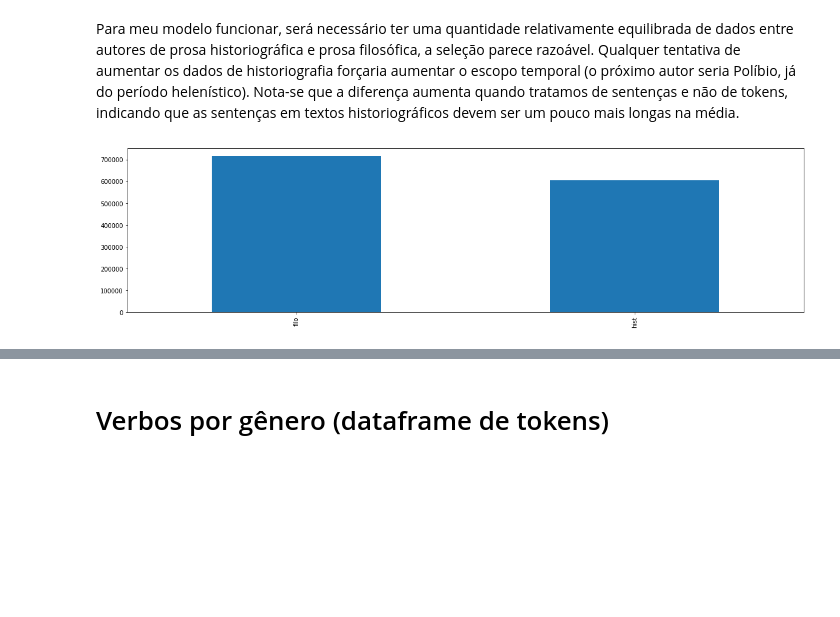
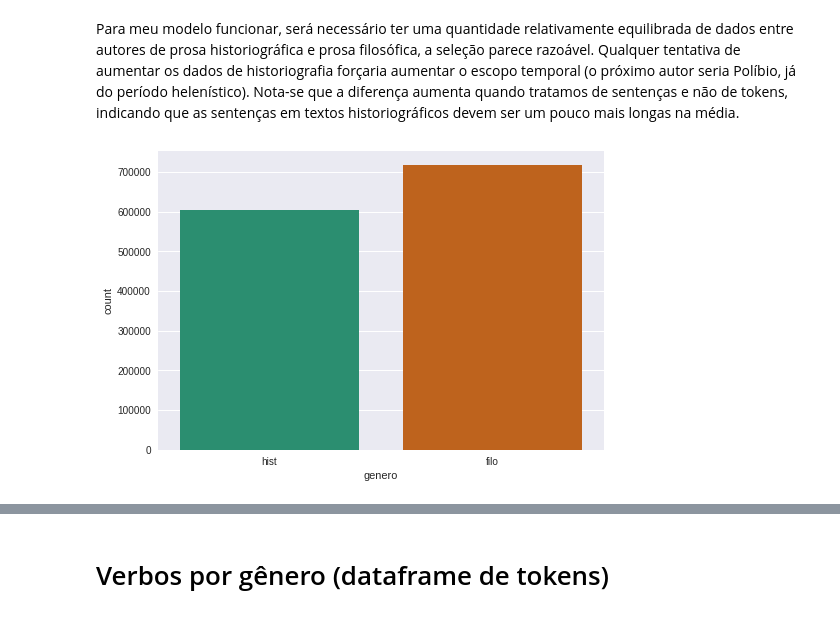
Before and after one commit to caiogeraldes/lexico-e-genero, a Jupyter notebook: notebooks/Testes de viabilidade.ipynb, the cells around one changed output, grey strips where cells are left out. Drawn from its saved outputs; the diff is of its cells as text; code cells hidden in the pictures; blank space fills up the shorter version.

```diff
--- a/notebooks/Testes de viabilidade.ipynb
+++ b/notebooks/Testes de viabilidade.ipynb
@@ -23,0 +12,14 @@ pd.options.mode.chained_assignment = None
+# %%
+import os
+import itertools
+import pandas as pd
+import numpy as np
+import matplotlib.pyplot as plt
+import seaborn as sns
+from collections import Counter
+from sklearn.model_selection import train_test_split
+from sklearn.metrics import precision_score, accuracy_score, recall_score, f1_score, confusion_matrix
+%matplotlib inline
+plt.rcParams['figure.figsize'] = [20, 5]
+plt.style.use('seaborn')
+sns.set_palette("Dark2")
@@ -139,7 +128,7 @@ Para meu modelo funcionar, será necessário ter uma quantidade relativamente eq
 Qualquer tentativa de aumentar os dados de historiografia forçaria aumentar o escopo temporal (o próximo autor seria Políbio, já do período helenístico).
 Nota-se que a diferença aumenta quando tratamos de sentenças e não de tokens, indicando que as sentenças em textos historiográficos devem ser um pouco mais longas na média.
 # %%
-_ = df_tokens.genero.value_counts().plot(kind='bar')
+_= sns.countplot(x='genero', data=df_tokens)
 # %% [output]
-[figure, old version]
+[figure, new version]
 # %%
```
Also changed, not shown: parts of 44 cells of this notebook, 1 other file.
